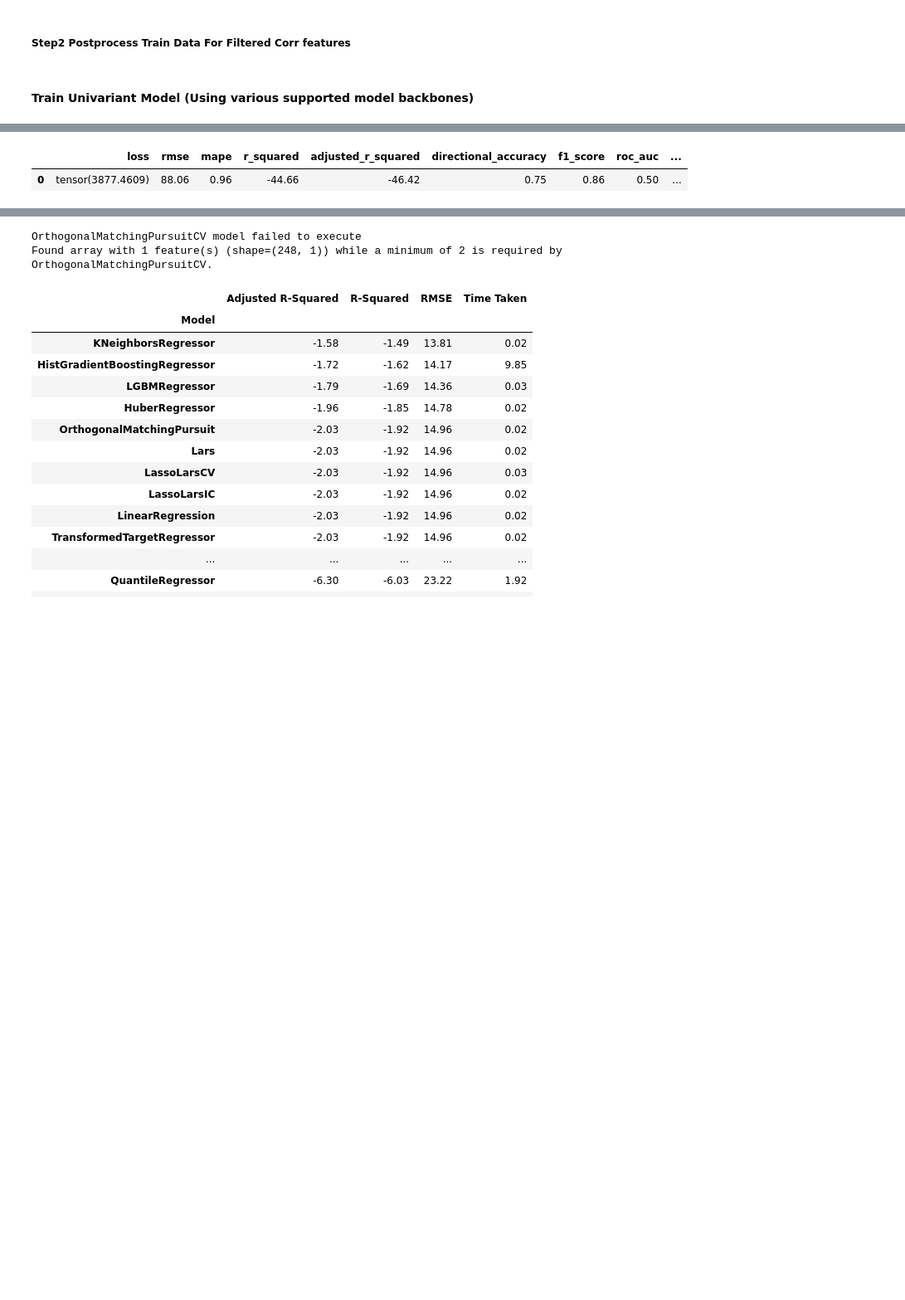
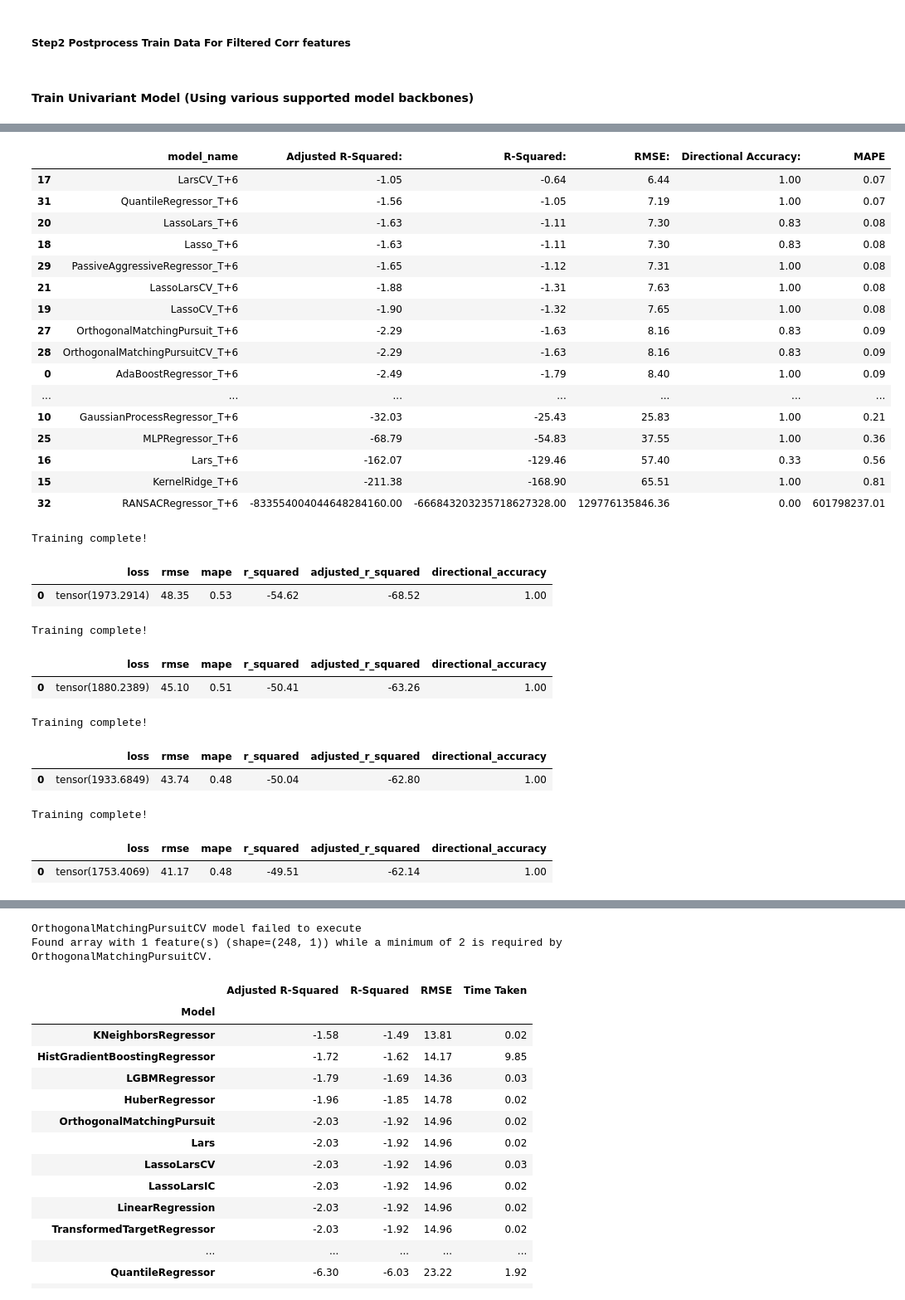
Before and after one commit to vincycode7/TaiyoAI_Domestic_Molding, a Jupyter notebook: exploratory_data_analysis.ipynb, the cells around one changed output, grey strips where cells are left out. Shown: that part at 83% size. Cells and saved outputs as stored; diff of their text form; code cells hidden in the pictures; blank space fills up the shorter version.

```diff
--- a/exploratory_data_analysis.ipynb
+++ b/exploratory_data_analysis.ipynb
@@ -310,9 +352,71 @@ processor_test.transformed_Y_data[["target_shift_t+1"]]
+# %%
+res[5]
+# %% [output]
+|  | model_name | Adjusted R-Squared: | R-Squared: | RMSE: | Directional Accuracy: | MAPE |
+| 17 | LarsCV_T+6 | -1.05 | -0.64 | 6.44 | 1.00 | 0.07 |
+| 31 | QuantileRegressor_T+6 | -1.56 | -1.05 | 7.19 | 1.00 | 0.07 |
+| 20 | LassoLars_T+6 | -1.63 | -1.11 | 7.30 | 0.83 | 0.08 |
+| 18 | Lasso_T+6 | -1.63 | -1.11 | 7.30 | 0.83 | 0.08 |
+| 29 | PassiveAggressiveRegressor_T+6 | -1.65 | -1.12 | 7.31 | 1.00 | 0.08 |
+| 21 | LassoLarsCV_T+6 | -1.88 | -1.31 | 7.63 | 1.00 | 0.08 |
+| 19 | LassoCV_T+6 | -1.90 | -1.32 | 7.65 | 1.00 | 0.08 |
+| 27 | OrthogonalMatchingPursuit_T+6 | -2.29 | -1.63 | 8.16 | 0.83 | 0.09 |
+| 28 | OrthogonalMatchingPursuitCV_T+6 | -2.29 | -1.63 | 8.16 | 0.83 | 0.09 |
+| 0 | AdaBoostRegressor_T+6 | -2.49 | -1.79 | 8.40 | 1.00 | 0.09 |
+| ... | ... | ... | ... | ... | ... | ... |
+| 10 | GaussianProcessRegressor_T+6 | -32.03 | -25.43 | 25.83 | 1.00 | 0.21 |
+| 25 | MLPRegressor_T+6 | -68.79 | -54.83 | 37.55 | 1.00 | 0.36 |
+| 16 | Lars_T+6 | -162.07 | -129.46 | 57.40 | 0.33 | 0.56 |
+| 15 | KernelRidge_T+6 | -211.38 | -168.90 | 65.51 | 1.00 | 0.81 |
+| 32 | RANSACRegressor_T+6 | -833554004044648284160.00 | -666843203235718627328.00 | 129776135846.36 | 0.00 | 601798237.01 |
 # %%
+from model import LSTMBackBone
 target_timeline = ["target_shift_t+1", "target_shift_direction_t+1_1"]
-feature_timeline = ["domestic_market_contract_blow_molding_low"]
-LSTM_T1 = LSTMBackBone(input_dim=len(processor_train.transformed_X_data_norm[feature_timeline].columns), hidden_dim=2, layer_dim=5, output_dim=2)
-LSTM_T1.train(processor_train.transformed_X_data_norm[feature_timeline],processor_test.transformed_X_data_norm[feature_timeline], processor_train.transformed_Y_data[target_timeline], processor_test.transformed_Y_data[target_timeline], num_epochs=500)
+feature_timeline = ["domestic_market_contract_blow_molding_low", "target_change", "target_growth", "target_ma_2", "target_ma_3", "target_ma_5", "target_ma_7", "target_ma_10", "target_lag_t-1", "target_lag_t-2", "target_lag_t-3", "target_lag_t-4", "target_lag_t-5", "target_lag_t-6"]
+LSTM_T1 = LSTMBackBone(input_dim=len(processor_train.transformed_X_data_norm[feature_timeline].columns), hidden_dim=5, layer_dim=2, output_dim=1)
+LSTM_T1.train(processor_train.transformed_X_data_norm[feature_timeline],processor_test.transformed_X_data_norm[feature_timeline], processor_train.transformed_Y_data[target_timeline], processor_test.transformed_Y_data[target_timeline], num_epochs=5000,  learning_rate=0.01)
 pd.DataFrame(pd.Series(LSTM_T1.get_evaluation())).transpose()
-# %% [output]
-|  | loss | rmse | mape | r_squared | adjusted_r_squared | directional_accuracy | f1_score | roc_auc | ... |
-| 0 | tensor(3877.4609) | 88.06 | 0.96 | -44.66 | -46.42 | 0.75 | 0.86 | 0.50 | ... |
+# %%
+from model import LSTMBackBone
+target_timeline = ["target_shift_t+2", "target_shift_direction_t+2_1"]
+feature_timeline = ["domestic_market_contract_blow_molding_low", "target_change", "target_growth", "target_ma_2", "target_ma_3", "target_ma_5", "target_ma_7", "target_ma_10", "target_lag_t-1", "target_lag_t-2", "target_lag_t-3", "target_lag_t-4", "target_lag_t-5", "target_lag_t-6"]
+LSTM_T1 = LSTMBackBone(input_dim=len(processor_train.transformed_X_data_norm[feature_timeline].columns), hidden_dim=5, layer_dim=2, output_dim=1)
+LSTM_T1.train(processor_train.transformed_X_data_norm[feature_timeline],processor_test.transformed_X_data_norm[feature_timeline], processor_train.transformed_Y_data[target_timeline], processor_test.transformed_Y_data[target_timeline], num_epochs=5000,  learning_rate=0.01)
+pd.DataFrame(pd.Series(LSTM_T1.get_evaluation())).transpose()
+# %% [output]
+Training complete!
+|  | loss | rmse | mape | r_squared | adjusted_r_squared | directional_accuracy |
+| 0 | tensor(1973.2914) | 48.35 | 0.53 | -54.62 | -68.52 | 1.00 |
+# %%
+from model import LSTMBackBone
+target_timeline = ["target_shift_t+3", "target_shift_direction_t+3_1"]
+feature_timeline = ["domestic_market_contract_blow_molding_low", "target_change", "target_growth", "target_ma_2", "target_ma_3", "target_ma_5", "target_ma_7", "target_ma_10", "target_lag_t-1", "target_lag_t-2", "target_lag_t-3", "target_lag_t-4", "target_lag_t-5", "target_lag_t-6"]
+LSTM_T1 = LSTMBackBone(input_dim=len(processor_train.transformed_X_data_norm[feature_timeline].columns), hidden_dim=5, layer_dim=2, output_dim=1)
+LSTM_T1.train(processor_train.transformed_X_data_norm[feature_timeline],processor_test.transformed_X_data_norm[feature_timeline], processor_train.transformed_Y_data[target_timeline], processor_test.transformed_Y_data[target_timeline], num_epochs=5000,  learning_rate=0.01)
+pd.DataFrame(pd.Series(LSTM_T1.get_evaluation())).transpose()
+# %% [output]
+Training complete!
+|  | loss | rmse | mape | r_squared | adjusted_r_squared | directional_accuracy |
+| 0 | tensor(1880.2389) | 45.10 | 0.51 | -50.41 | -63.26 | 1.00 |
+# %%
+from model import LSTMBackBone
+target_timeline = ["target_shift_t+4", "target_shift_direction_t+4_1"]
+feature_timeline = ["domestic_market_contract_blow_molding_low", "target_change", "target_growth", "target_ma_2", "target_ma_3", "target_ma_5", "target_ma_7", "target_ma_10", "target_lag_t-1", "target_lag_t-2", "target_lag_t-3", "target_lag_t-4", "target_lag_t-5", "target_lag_t-6"]
+LSTM_T1 = LSTMBackBone(input_dim=len(processor_train.transformed_X_data_norm[feature_timeline].columns), hidden_dim=5, layer_dim=2, output_dim=1)
+LSTM_T1.train(processor_train.transformed_X_data_norm[feature_timeline],processor_test.transformed_X_data_norm[feature_timeline], processor_train.transformed_Y_data[target_timeline], processor_test.transformed_Y_data[target_timeline], num_epochs=5000,  learning_rate=0.01)
+pd.DataFrame(pd.Series(LSTM_T1.get_evaluation())).transpose()
+# %% [output]
+Training complete!
+|  | loss | rmse | mape | r_squared | adjusted_r_squared | directional_accuracy |
+| 0 | tensor(1933.6849) | 43.74 | 0.48 | -50.04 | -62.80 | 1.00 |
+# %%
+from model import LSTMBackBone
+target_timeline = ["target_shift_t+5", "target_shift_direction_t+5_1"]
+feature_timeline = ["domestic_market_contract_blow_molding_low", "target_change", "target_growth", "target_ma_2", "target_ma_3", "target_ma_5", "target_ma_7", "target_ma_10", "target_lag_t-1", "target_lag_t-2", "target_lag_t-3", "target_lag_t-4", "target_lag_t-5", "target_lag_t-6"]
+LSTM_T1 = LSTMBackBone(input_dim=len(processor_train.transformed_X_data_norm[feature_timeline].columns), hidden_dim=5, layer_dim=2, output_dim=1)
+LSTM_T1.train(processor_train.transformed_X_data_norm[feature_timeline],processor_test.transformed_X_data_norm[feature_timeline], processor_train.transformed_Y_data[target_timeline], processor_test.transformed_Y_data[target_timeline], num_epochs=5000,  learning_rate=0.01)
+pd.DataFrame(pd.Series(LSTM_T1.get_evaluation())).transpose()
+# %% [output]
+Training complete!
+|  | loss | rmse | mape | r_squared | adjusted_r_squared | directional_accuracy |
+| 0 | tensor(1753.4069) | 41.17 | 0.48 | -49.51 | -62.14 | 1.00 |
```
Also changed, not shown: parts of 57 cells of this notebook, 23 other files.
